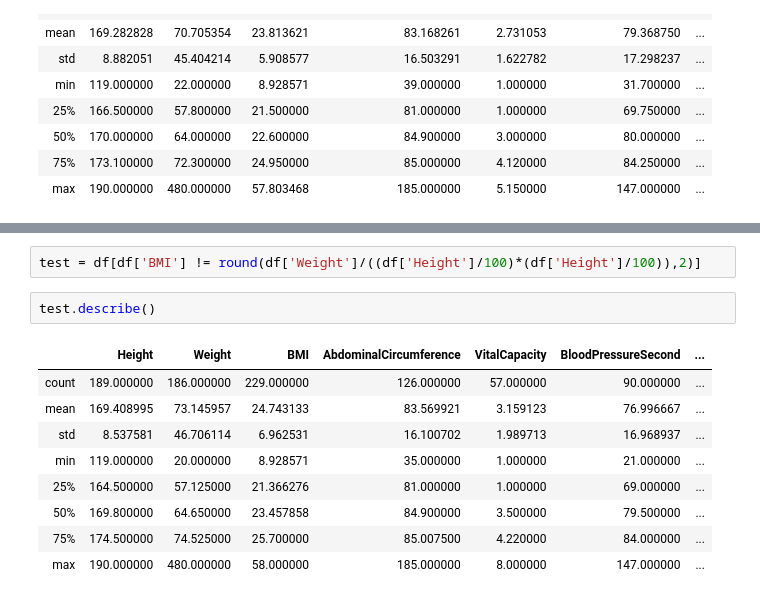
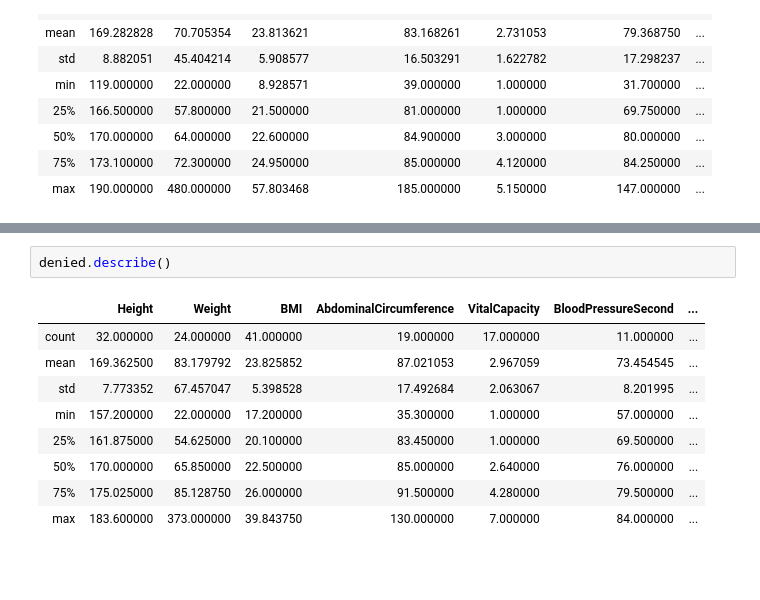
Before and after one commit to chaitalic07/Hands-on-challenge, a Jupyter notebook: ds_test.ipynb, the cells around one changed output, grey strips where cells are left out. Saved outputs shown, nothing was run; the diff lists cells and outputs as text; blank space fills up the shorter version.

```diff
--- a/ds_test.ipynb
+++ b/ds_test.ipynb
@@ -117,14 +159,12 @@ accepted.head(100)
-# %%
-test = df[df['BMI'] != round(df['Weight']/((df['Height']/100)*(df['Height']/100)),2)]
 # %%
-test.describe()
+denied.describe()
 # %% [output]
 |  | Height | Weight | BMI | AbdominalCircumference | VitalCapacity | BloodPressureSecond | ... |
-| count | 189.000000 | 186.000000 | 229.000000 | 126.000000 | 57.000000 | 90.000000 | ... |
-| mean | 169.408995 | 73.145957 | 24.743133 | 83.569921 | 3.159123 | 76.996667 | ... |
-| std | 8.537581 | 46.706114 | 6.962531 | 16.100702 | 1.989713 | 16.968937 | ... |
-| min | 119.000000 | 20.000000 | 8.928571 | 35.000000 | 1.000000 | 21.000000 | ... |
-| 25% | 164.500000 | 57.125000 | 21.366276 | 81.000000 | 1.000000 | 69.000000 | ... |
-| 50% | 169.800000 | 64.650000 | 23.457858 | 84.900000 | 3.500000 | 79.500000 | ... |
-| 75% | 174.500000 | 74.525000 | 25.700000 | 85.007500 | 4.220000 | 84.000000 | ... |
-| max | 190.000000 | 480.000000 | 58.000000 | 185.000000 | 8.000000 | 147.000000 | ... |
+| count | 32.000000 | 24.000000 | 41.000000 | 19.000000 | 17.000000 | 11.000000 | ... |
+| mean | 169.362500 | 83.179792 | 23.825852 | 87.021053 | 2.967059 | 73.454545 | ... |
+| std | 7.773352 | 67.457047 | 5.398528 | 17.492684 | 2.063067 | 8.201995 | ... |
+| min | 157.200000 | 22.000000 | 17.200000 | 35.300000 | 1.000000 | 57.000000 | ... |
+| 25% | 161.875000 | 54.625000 | 20.100000 | 83.450000 | 1.000000 | 69.500000 | ... |
+| 50% | 170.000000 | 65.850000 | 22.500000 | 85.000000 | 2.640000 | 76.000000 | ... |
+| 75% | 175.025000 | 85.128750 | 26.000000 | 91.500000 | 4.280000 | 79.500000 | ... |
+| max | 183.600000 | 373.000000 | 39.843750 | 130.000000 | 7.000000 | 84.000000 | ... |
```
Also changed, not shown: parts of 13 cells of this notebook.
